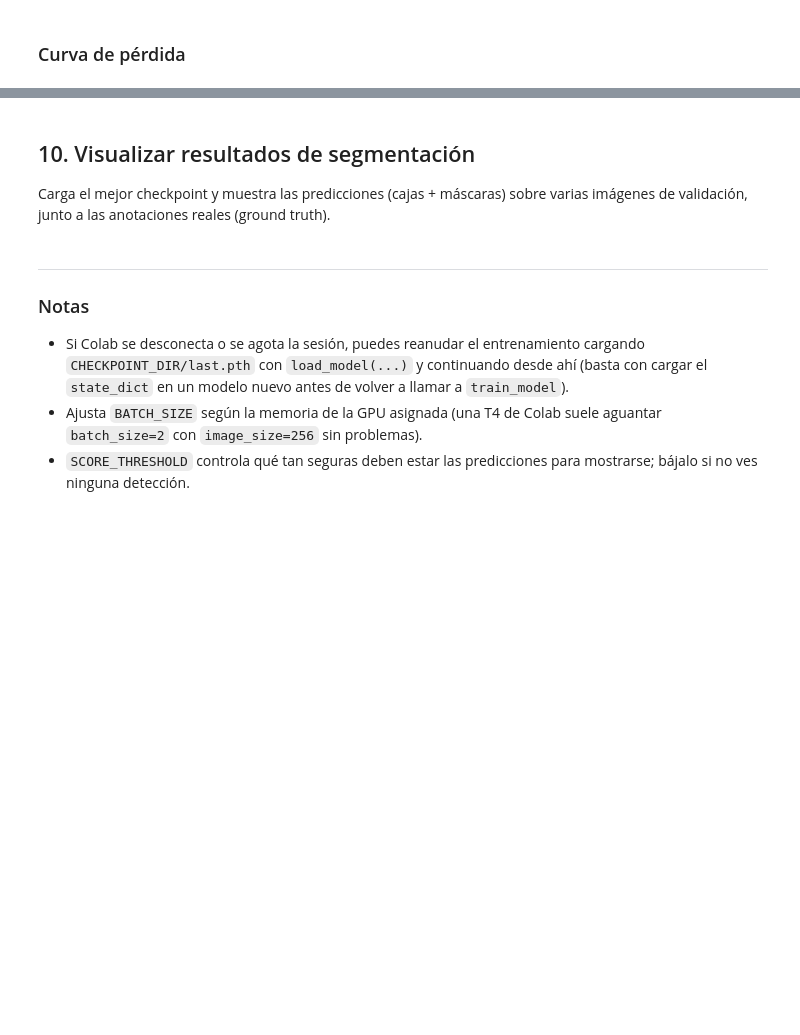
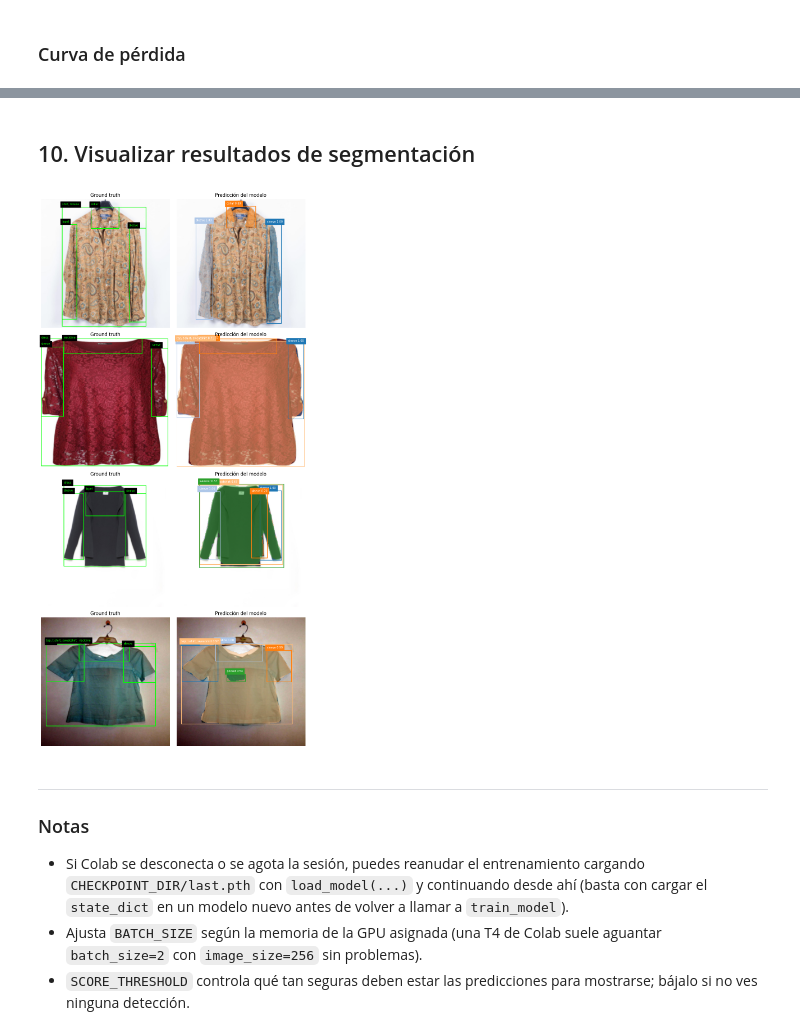
Before and after one commit to ClaudiaVidalOtero/proyecto3, a Jupyter notebook: fashionpedia_maskrcnn_colab.ipynb, the cells around one changed output, grey strips where cells are left out. Cells and saved outputs as stored; diff of their text form; code cells hidden in the pictures; blank space fills up the shorter version.

```diff
--- a/fashionpedia_maskrcnn_colab.ipynb
+++ b/fashionpedia_maskrcnn_colab.ipynb
@@ -52,8 +89,11 @@ DRIVE_ROOT = "/content/drive/MyDrive/fashionpedia"
 TRAIN_IMAGES_DIR = f"{DRIVE_ROOT}/train_no_humans"
 TRAIN_ANNOTATIONS = f"{DRIVE_ROOT}/instances_train_no_humans.json"
 
-VAL_IMAGES_DIR = f"{DRIVE_ROOT}/test_no_humans"
-VAL_ANNOTATIONS = f"{DRIVE_ROOT}/instances_test_no_humans.json"
+TEST_IMAGES_DIR = f"{DRIVE_ROOT}/test_no_humans"
+TEST_ANNOTATIONS = f"{DRIVE_ROOT}/instances_test_no_humans.json"
+
+VAL_FRACTION = 0.1
+SPLIT_SEED = 42
 
 CHECKPOINT_DIR = f"{DRIVE_ROOT}/checkpoints"
 
@@ -62,8 +102,8 @@ IMAGE_SIZE = 256
 BATCH_SIZE = 2
 EPOCHS = 10
 LEARNING_RATE = 0.005
-WORKERS = 2          # en Colab, 2 workers suele ir bien
-MAX_TRAIN_IMAGES = None   # pon un número (p.ej. 500) para pruebas rápidas
+WORKERS = 2
+MAX_TRAIN_IMAGES = None
 MAX_VAL_IMAGES = None
 PRETRAINED = True
 # %% [markdown]
@@ -371,14 +411,25 @@ def train_model(
 # %% [markdown]
 ## 7. Crear los datasets y el modelo
 # %%
+from torch.utils.data import random_split
+
 device = get_device()
 
-train_dataset = FashionpediaDataset(
+full_train_dataset = FashionpediaDataset(
     TRAIN_IMAGES_DIR, TRAIN_ANNOTATIONS, image_size=IMAGE_SIZE,
 )
-val_dataset = FashionpediaDataset(
-    VAL_IMAGES_DIR, VAL_ANNOTATIONS, image_size=IMAGE_SIZE,
+
+n_val = int(VAL_FRACTION * len(full_train_dataset))
+n_train = len(full_train_dataset) - n_val
+
+generator = torch.Generator().manual_seed(SPLIT_SEED)
+train_dataset, val_dataset = random_split(full_train_dataset, [n_train, n_val], generator=generator)
+
+# test_no_humans queda aparte, no se toca hasta la evaluación final
+test_dataset = FashionpediaDataset(
+    TEST_IMAGES_DIR, TEST_ANNOTATIONS, image_size=IMAGE_SIZE,
 )
 
 print(f"Imágenes de entrenamiento: {len(train_dataset)}")
 print(f"Imágenes de validación:    {len(val_dataset)}")
+print(f"Imágenes de test:          {len(test_dataset)}")
@@ -434,7 +561,5 @@ print("Ruta:", CHECKPOINT_DIR)
-# %% [markdown]
-## 10. Visualizar resultados de segmentación
-
-Carga el mejor checkpoint y muestra las predicciones (cajas + máscaras) sobre varias imágenes de validación, junto a las anotaciones reales (ground truth).
+# %% [markdown]
+## 10. Visualizar resultados de segmentación
 # %%
 import matplotlib.patches as patches
 import matplotlib.pyplot as plt
@@ -448,7 +573,7 @@ inference_model.to(device)
 inference_model.eval()
 
 # Nombres de categorías (id COCO -> nombre) para las etiquetas del gráfico
-catid_to_name = {c["id"]: c["name"] for c in val_dataset.coco.loadCats(val_dataset.coco.getCatIds())}
+catid_to_name = {c["id"]: c["name"] for c in test_dataset.coco.loadCats(test_dataset.coco.getCatIds())}
 
 
 def plot_prediction(image_tensor, target, prediction, ax_gt, ax_pred, score_threshold=0.5):
@@ -462,7 +587,7 @@ def plot_prediction(image_tensor, target, prediction, ax_gt, ax_pred, score_thre
         x1, y1, x2, y2 = box.tolist()
         rect = patches.Rectangle((x1, y1), x2 - x1, y2 - y1, linewidth=1.5, edgecolor="lime", facecolor="none")
         ax_gt.add_patch(rect)
-        category_id = val_dataset.index_to_categoryid.get(int(label), None)
+        category_id = test_dataset.index_to_categoryid.get(int(label), None)
         name = catid_to_name.get(category_id, str(int(label)))
         ax_gt.text(x1, max(y1 - 4, 0), name, color="lime", fontsize=7, backgroundcolor="black")
 
@@ -482,36 +607,38 @@ def plot_prediction(image_tensor, target, prediction, ax_gt, ax_pred, score_thre
 
     for i, (box, label, score, mask) in enumerate(zip(boxes, labels, scores, masks)):
         color = colors(i % 20)
         m = (mask[0].numpy() > 0.5)
         for c in range(3):
             mask_overlay[..., c] = np.where(m, color[c], mask_overlay[..., c])
         mask_overlay[..., 3] = np.where(m, 0.5, mask_overlay[..., 3])
 
         x1, y1, x2, y2 = box.tolist()
         rect = patches.Rectangle((x1, y1), x2 - x1, y2 - y1, linewidth=1.5, edgecolor=color, facecolor="none")
         ax_pred.add_patch(rect)
-        category_id = val_dataset.index_to_categoryid.get(int(label), None)
+        category_id = test_dataset.index_to_categoryid.get(int(label), None)
         name = catid_to_name.get(category_id, str(int(label)))
         ax_pred.text(x1, max(y1 - 4, 0), f"{name} {score:.2f}", color="white", fontsize=7, backgroundcolor=color)
 
     ax_pred.imshow(mask_overlay)
 
 
 N_EXAMPLES = 4
-indices = random.sample(range(len(val_dataset)), k=min(N_EXAMPLES, len(val_dataset)))
+indices = random.sample(range(len(test_dataset)), k=min(N_EXAMPLES, len(test_dataset)))
 
 fig, axes = plt.subplots(len(indices), 2, figsize=(10, 5 * len(indices)))
 if len(indices) == 1:
     axes = axes.reshape(1, 2)
 
 with torch.no_grad():
     for row, idx in enumerate(indices):
-        image_tensor, target = val_dataset[idx]
+        image_tensor, target = test_dataset[idx]
         prediction = inference_model([image_tensor.to(device)])[0]
         plot_prediction(image_tensor, target, prediction, axes[row, 0], axes[row, 1], SCORE_THRESHOLD)
 
 plt.tight_layout()
 plt.show()
+# %% [output]
+[figure, added]
 # %% [markdown]
 ---
 ### Notas
```
Also changed, not shown: parts of 16 cells of this notebook.
